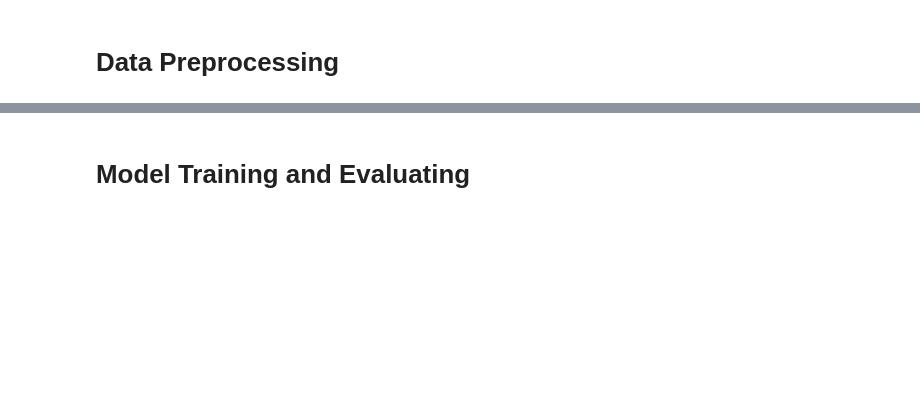
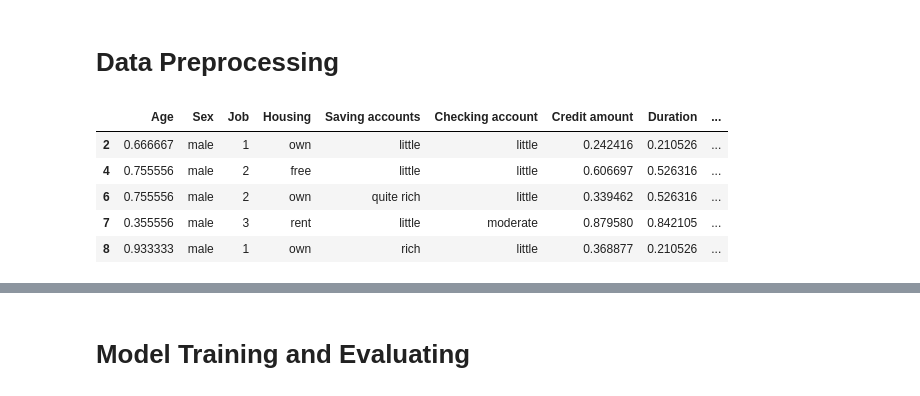
Before and after one commit to swuttipat/german-credit-risk, a Jupyter notebook: german-credit-risk-model-training-and-evaluating.ipynb, the cells around one changed output, grey strips where cells are left out. Drawn from its saved outputs; the diff is of its cells as text; code cells hidden in the pictures; blank space fills up the shorter version.

```diff
--- a/german-credit-risk-model-training-and-evaluating.ipynb
+++ b/german-credit-risk-model-training-and-evaluating.ipynb
@@ -151,3 +285,12 @@ X_transformed.head()
+# %%
+display(X_transformed.head())
+# %% [output]
+|  | Age | Sex | Job | Housing | Saving accounts | Checking account | Credit amount | Duration | ... |
+| 2 | 0.666667 | male | 1 | own | little | little | 0.242416 | 0.210526 | ... |
+| 4 | 0.755556 | male | 2 | free | little | little | 0.606697 | 0.526316 | ... |
+| 6 | 0.755556 | male | 2 | own | quite rich | little | 0.339462 | 0.526316 | ... |
+| 7 | 0.355556 | male | 3 | rent | little | moderate | 0.879580 | 0.842105 | ... |
+| 8 | 0.933333 | male | 1 | own | rich | little | 0.368877 | 0.210526 | ... |
 # %%
 # OneHotEncoder
 for col in [item for item in categorical_columns if item not in ['Risk']]:
```
Also changed, not shown: parts of 32 cells of this notebook, 2 other files.
